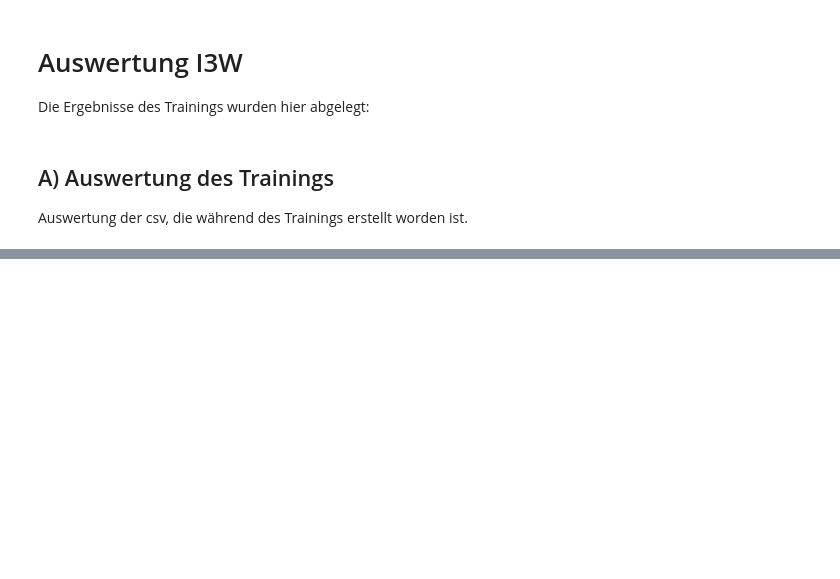
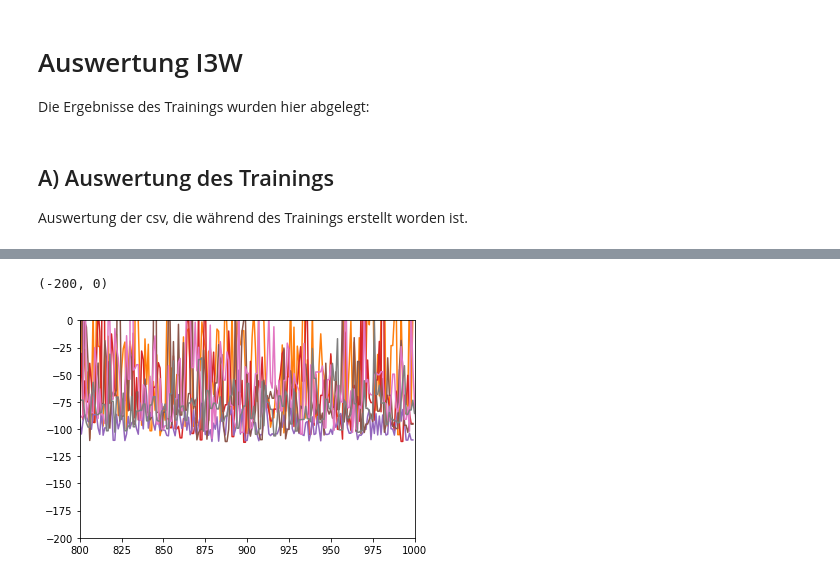
Before and after one commit to MouvementMondial/flow, a Jupyter notebook: Diplomarbeit/Auswertung_mehrere_trainings.ipynb, the cells around one changed output, grey strips where cells are left out. Saved outputs shown, nothing was run; the diff lists cells and outputs as text; code cells hidden in the pictures; blank space fills up the shorter version.

```diff
--- a/Diplomarbeit/Auswertung_mehrere_trainings.ipynb
+++ b/Diplomarbeit/Auswertung_mehrere_trainings.ipynb
@@ -47,0 +70,9 @@ plt.xlim(0,300)
+# %%
+for rMin in reward_min:
+    plt.plot(rMin)
+
+plt.xlim(800,1000)
+plt.ylim(-200,0)
+# %% [output]
+(-200, 0)
+[figure, added]
```
Also changed, not shown: parts of 4 cells of this notebook, 9 other files.
